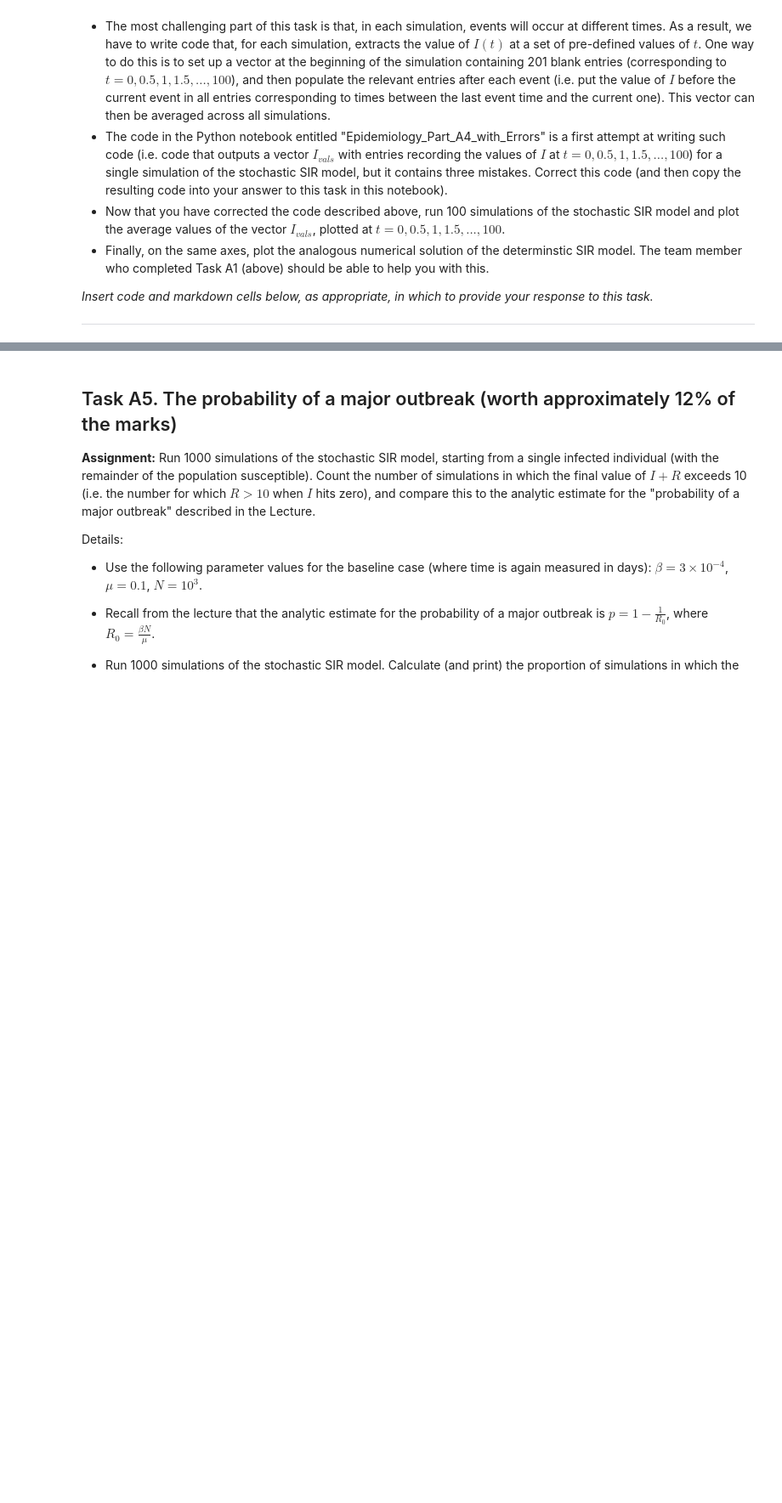
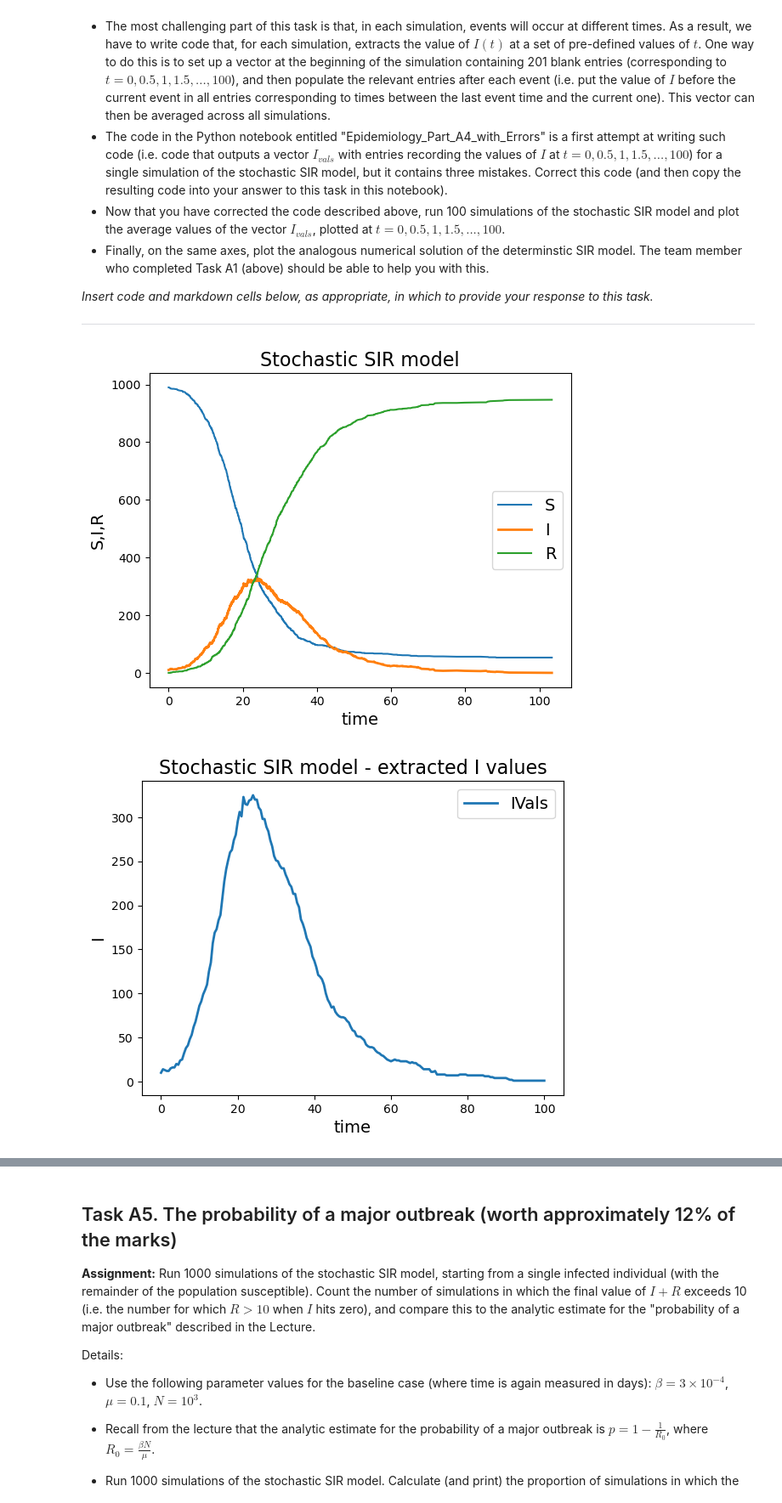
Before and after one commit to Mehchu/Epidemiology-project, a Jupyter notebook: Epidemiology_Project_Specification.ipynb, the cells around one changed output, grey strips where cells are left out. Shown at 85% size. Saved outputs shown, nothing was run; the diff lists cells and outputs as text; code cells hidden in the pictures; blank space fills up the shorter version.

```diff
--- a/Epidemiology_Project_Specification.ipynb
+++ b/Epidemiology_Project_Specification.ipynb
@@ -315,0 +415,36 @@ Details:
+# %%
+# --- Plot various interesting things --- #
+
+# plot the time evolution of this S, I, R
+plt.plot(tVec, SVec, label = "S")
+plt.plot(tVec, IVec, lw = 2, label = "I")
+plt.plot(tVec, RVec, label = "R")
+
+# labels etc
+plt.xlabel("time", fontsize = 14)
+plt.ylabel("S,I,R", fontsize = 14)
+plt.title("Stochastic SIR model", fontsize = 16)
+plt.legend(fontsize = 14)
+plt.show()
+
+# plot the time evolution of I, as recorded in I_vals
+plt.plot(tVals, IVals, lw = 2, label = "IVals")
+
+# labels etc
+plt.xlabel("time", fontsize = 14)
+plt.ylabel("I", fontsize = 14)
+plt.title("Stochastic SIR model - extracted I values", fontsize = 16)
+plt.legend(fontsize = 14)
+plt.show()
+
+plt.plot(tVals, MeanIVals, lw = 2, label = "100 Simulations of Stochastic")
+plt.plot(t, I, lw = 2, label = "Deterministic")
+
+plt.xlabel("time", fontsize = 14)
+plt.ylabel("I", fontsize = 14)
+plt.title("Stochastic and Determenistic SIR Model", fontsize = 16)
+plt.legend(fontsize = 14)
+plt.show()
+# %% [output]
+[figure, added]
+[figure, added]
```
Also changed, not shown: parts of 4 cells of this notebook.
